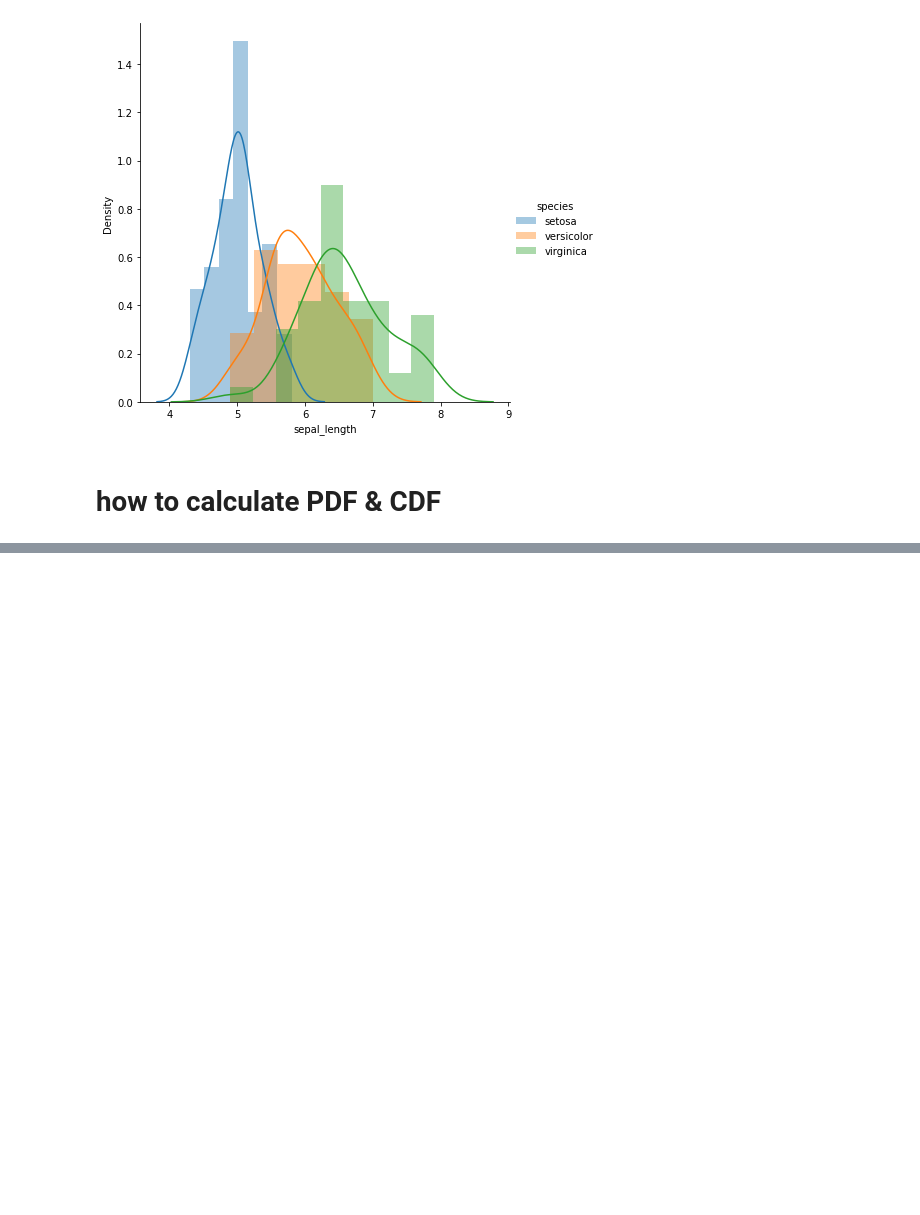
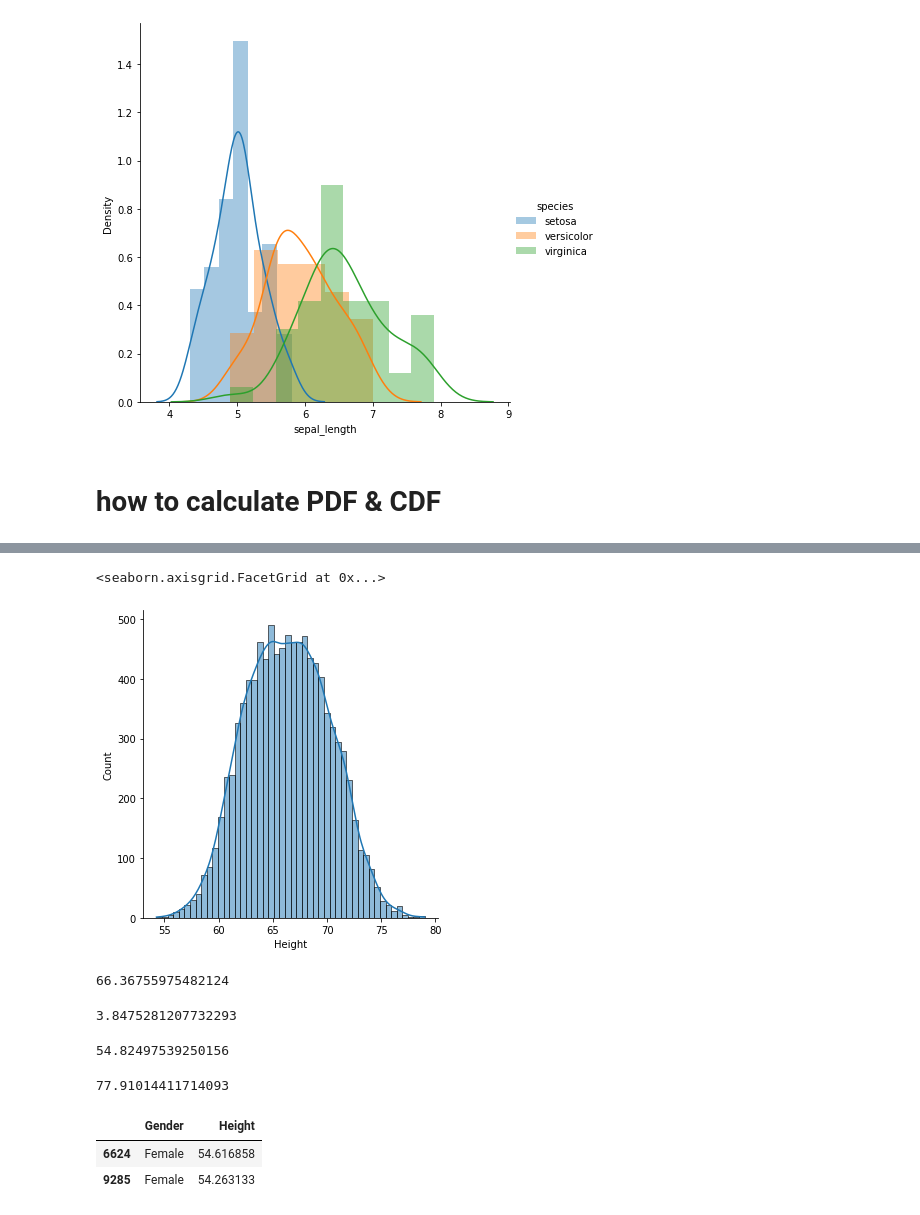
Before and after one commit to Sumit1412/DataScienceUsingPython, a Jupyter notebook: Descriptive Statistics.ipynb, the cells around one changed output, grey strips where cells are left out. Saved outputs shown, nothing was run; the diff lists cells and outputs as text; code cells hidden in the pictures; blank space fills up the shorter version.

```diff
--- a/Descriptive Statistics.ipynb
+++ b/Descriptive Statistics.ipynb
@@ -345,0 +397,4 @@ sns.FacetGrid(flower,hue = 'species',height = 6).map(sns.distplot,'sepal_length'
+# %%
+df = pd.read_csv(r"C:\Users\DELL\OneDrive\Data Science\class Folder\weight-height.csv")
+df = df[['Gender','Height']]
+df.head(10)
@@ -345,0 +425,29 @@ sns.FacetGrid(flower,hue = 'species',height = 6).map(sns.distplot,'sepal_length'
+# %%
+sns.displot(df['Height'],kde = True)
+# %% [output]
+<seaborn.axisgrid.FacetGrid at 0x...>
+[figure, added]
+# %%
+mean = df['Height'].mean()
+mean
+# %% [output]
+66.36755975482124
+# %%
+std_deviation = df['Height'].std()
+std_deviation
+# %% [output]
+3.8475281207732293
+# %%
+mean - 3*std_deviation
+# %% [output]
+54.82497539250156
+# %%
+mean + 3*std_deviation
+# %% [output]
+77.91014411714093
+# %%
+df[df['Height']<(mean - 3*std_deviation)]
+# %% [output]
+|  | Gender | Height |
+| 6624 | Female | 54.616858 |
+| 9285 | Female | 54.263133 |
```
Also changed, not shown: parts of 23 cells of this notebook.
